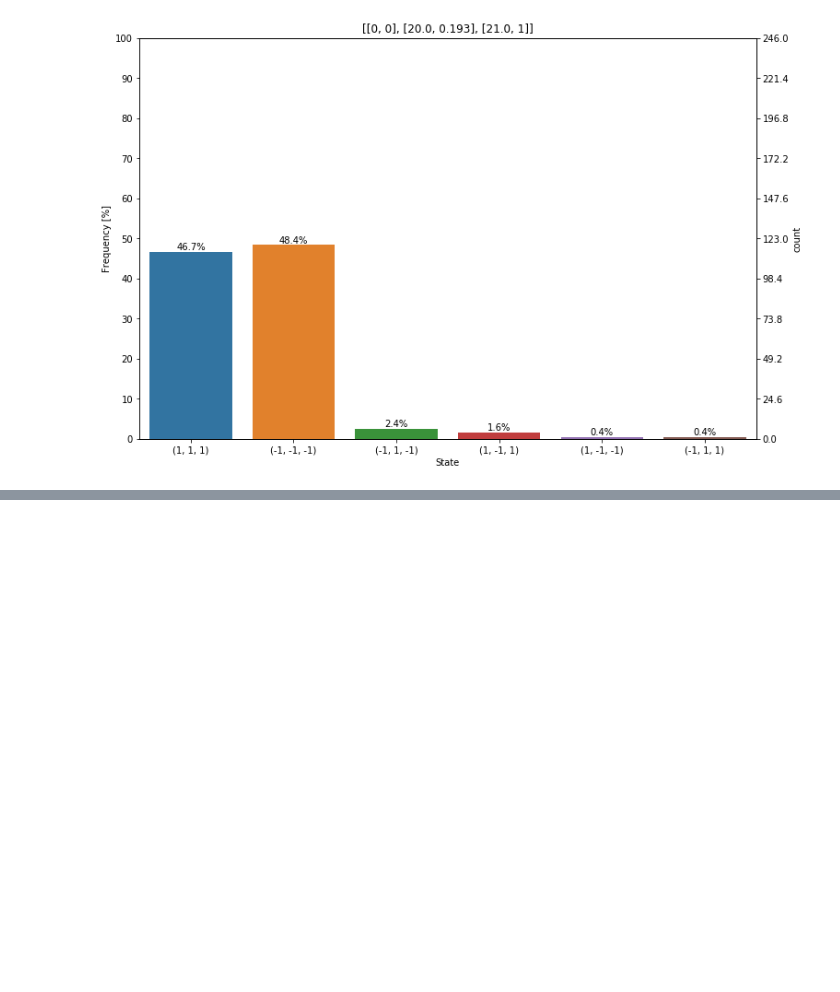
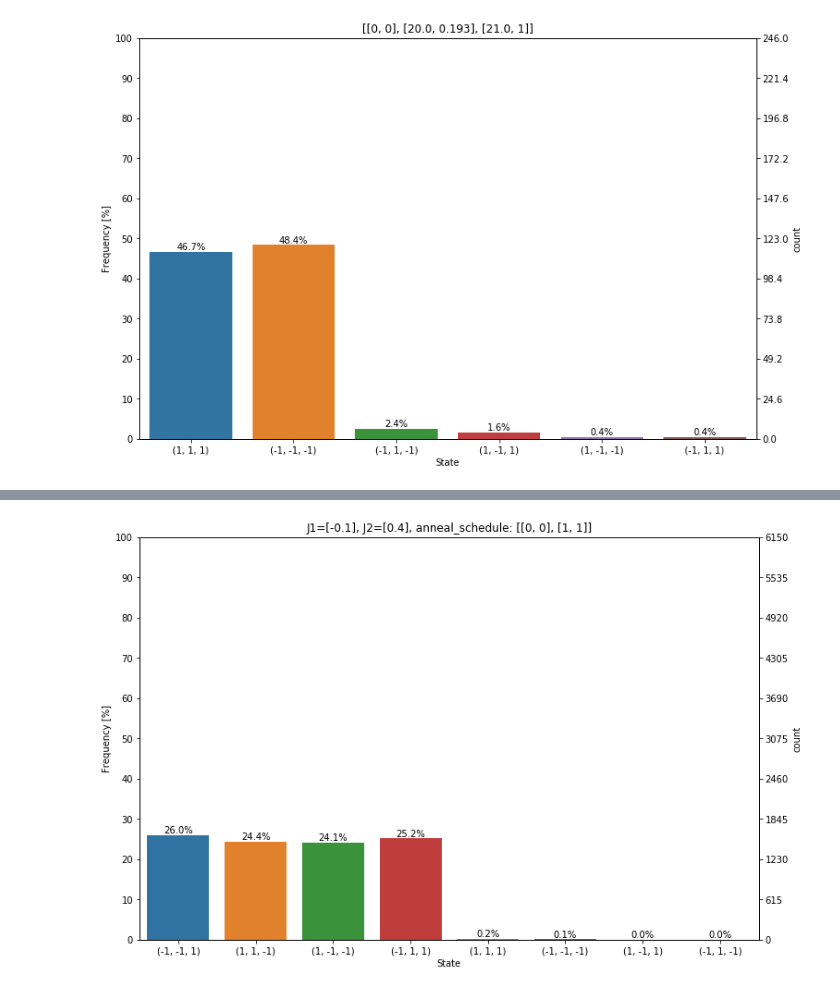
Before and after one commit to naezzell/dwaveutils, a Jupyter notebook: dwaveutils/probrep/quench_testing.ipynb, the cells around one changed output, grey strips where cells are left out. Saved outputs shown, nothing was run; the diff lists cells and outputs as text; code cells hidden in the pictures; blank space fills up the shorter version.

```diff
--- a/dwaveutils/probrep/quench_testing.ipynb
+++ b/dwaveutils/probrep/quench_testing.ipynb
@@ -142,0 +156,12 @@ for i in range(len(schedules)):
+# %%
+H = {(0, 0): 'h0', (1, 1): 'h0', (2, 2): 'h0', (0, 1): 'J1', (1, 2): 'J1', (0, 2): 'J2'}
+h0 = [0]; J1 = [-0.1]; J2 = [0.4];
+anneal_schedule = [[0, 0], [1, 1]]
+problem = DictRep(H, qpu='dwave', vartype='ising', encoding='logical')
+
+parameters = {'h0': h0, 'J1': J1, 'J2': J2, 'anneal_schedule': [anneal_schedule], 'num_reads':[25]}
+problem.populate_parameters(parameters)
+problem.call_annealer()
+title = "J1=" + str(J1) + ", J2=" + str(J2) + ", anneal_schedule: " + str(anneal_schedule)
+problem.get_state_plot(figsize=(12, 8), filename="J2_antiferro_dwave_min_time.pdf", title=title)
+# %% [output]
@@ -143,2 +169,3 @@ for i in range(len(schedules)):
+[figure, added]
 # %%
 H = {(0, 0): 'h0', (1, 1): 'h0', (2, 2): 'h0', (0, 1): 'J1', (1, 2): 'J1', (0, 2): 'J2'}
```
Also changed, not shown: parts of 4 cells of this notebook, 4 other files.
